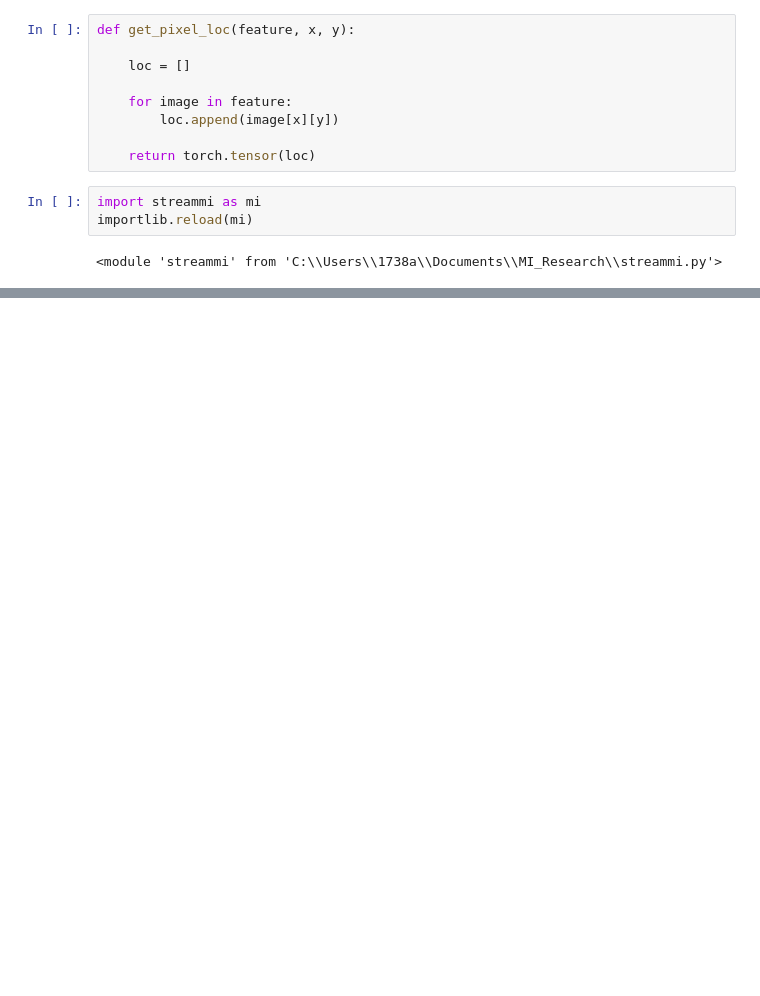
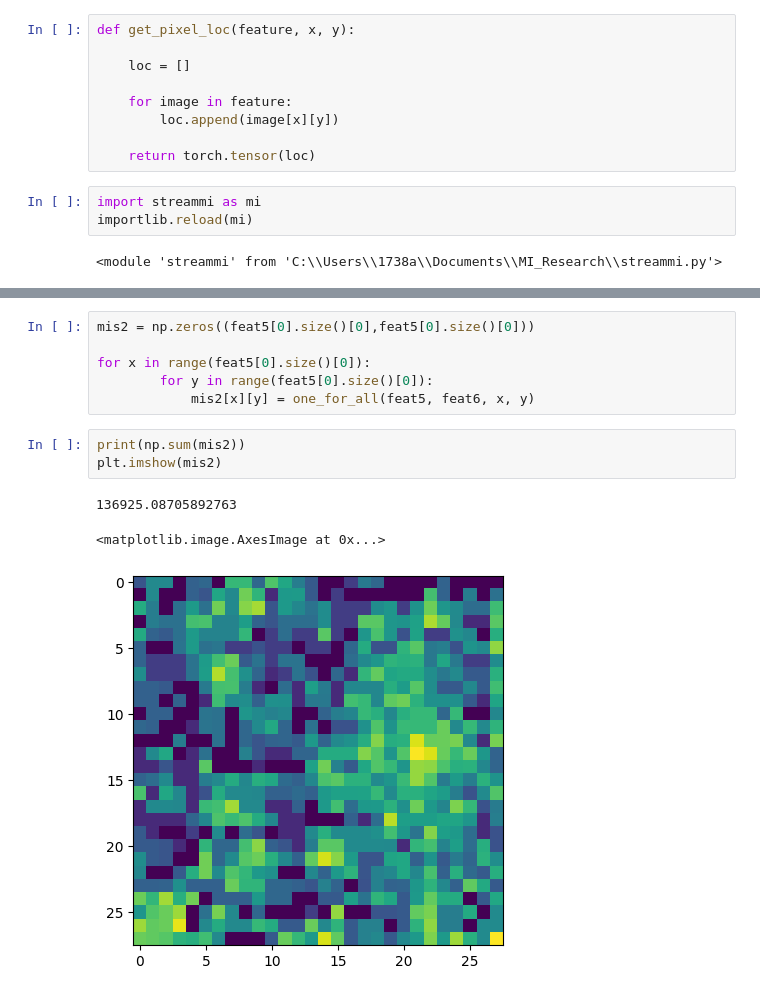
Before and after one commit to A-Merino/MI_Research, a Jupyter notebook: Map_stacking.ipynb, the cells around one changed output, grey strips where cells are left out. Saved outputs shown, nothing was run; the diff lists cells and outputs as text; blank space fills up the shorter version.

```diff
--- a/Map_stacking.ipynb
+++ b/Map_stacking.ipynb
@@ -236,0 +228,13 @@ p[0.0]
+# %%
+mis2 = np.zeros((feat5[0].size()[0],feat5[0].size()[0]))
+
+for x in range(feat5[0].size()[0]):
+        for y in range(feat5[0].size()[0]):
+            mis2[x][y] = one_for_all(feat5, feat6, x, y)
+# %%
+print(np.sum(mis2))
+plt.imshow(mis2)
+# %% [output]
+136925.08705892763
+<matplotlib.image.AxesImage at 0x...>
+[figure, added]
```
Also changed, not shown: parts of 16 cells of this notebook, 1 other file.
